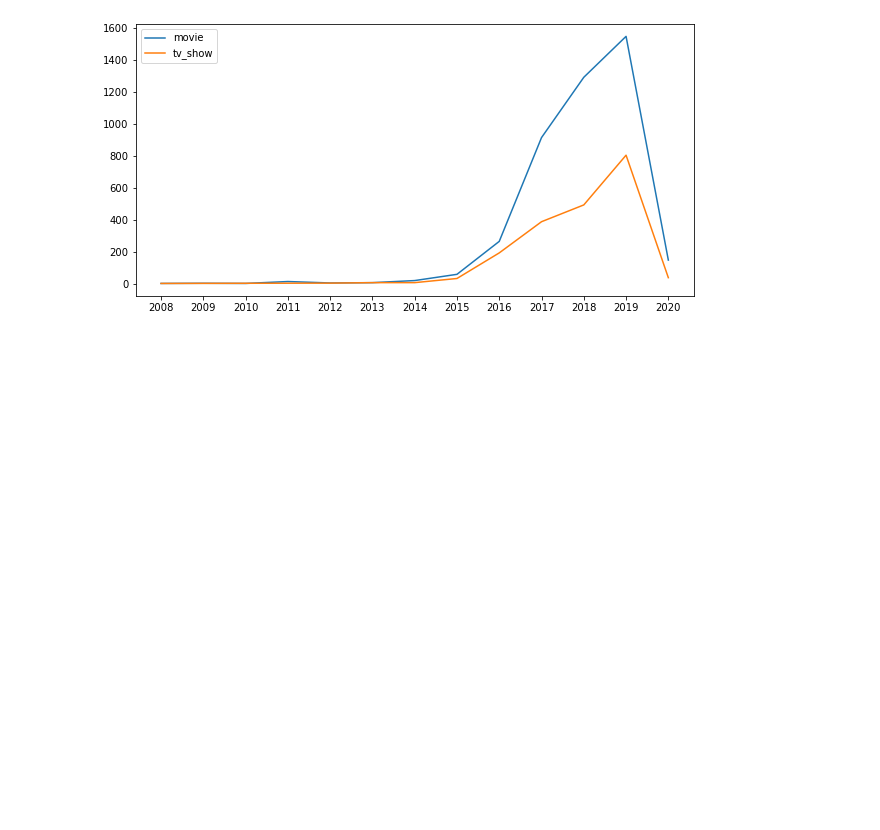
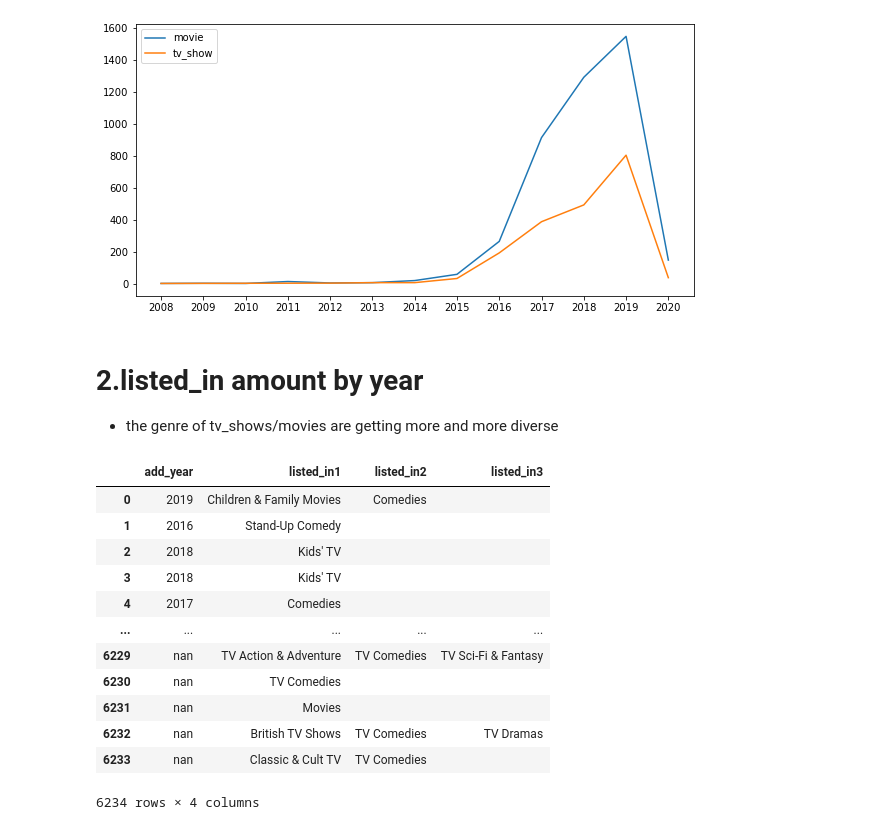
Before and after one commit to willhwh/DS_60Days, a Jupyter notebook: project1_nf.ipynb, the cells around one changed output. Saved outputs shown, nothing was run; the diff lists cells and outputs as text; code cells hidden in the pictures; blank space fills up the shorter version.

```diff
--- a/project1_nf.ipynb
+++ b/project1_nf.ipynb
@@ -524,3 +524,6 @@ plt.legend()
 # %% [output]
 <matplotlib.legend.Legend at 0x...>
 [figure]
+# %% [markdown]
+# 2.listed_in amount by year
+- the genre of tv_shows/movies are getting more and more diverse
@@ -526,0 +532,16 @@ plt.legend()
+# %%
+listed_amount
+# %% [output]
+|  | add_year | listed_in1 | listed_in2 | listed_in3 |
+| 0 | 2019 | Children & Family Movies | Comedies |  |
+| 1 | 2016 | Stand-Up Comedy |  |  |
+| 2 | 2018 | Kids' TV |  |  |
+| 3 | 2018 | Kids' TV |  |  |
+| 4 | 2017 | Comedies |  |  |
+| ... | ... | ... | ... | ... |
+| 6229 | nan | TV Action & Adventure | TV Comedies | TV Sci-Fi & Fantasy |
+| 6230 | nan | TV Comedies |  |  |
+| 6231 | nan | Movies |  |  |
+| 6232 | nan | British TV Shows | TV Comedies | TV Dramas |
+| 6233 | nan | Classic & Cult TV | TV Comedies |  |
+6234 rows × 4 columns
```
Also changed, not shown: parts of 19 cells of this notebook, 1 other file.
